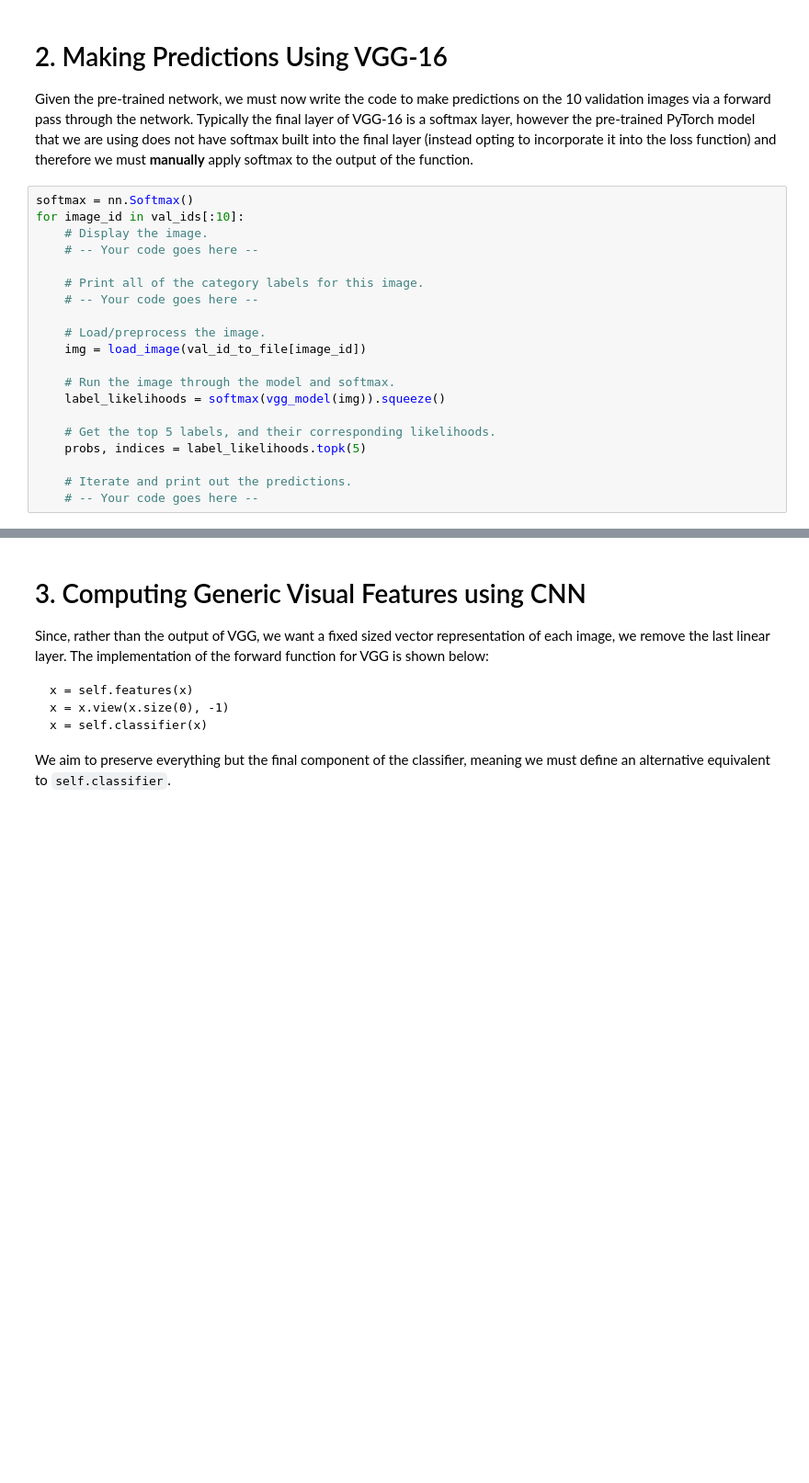
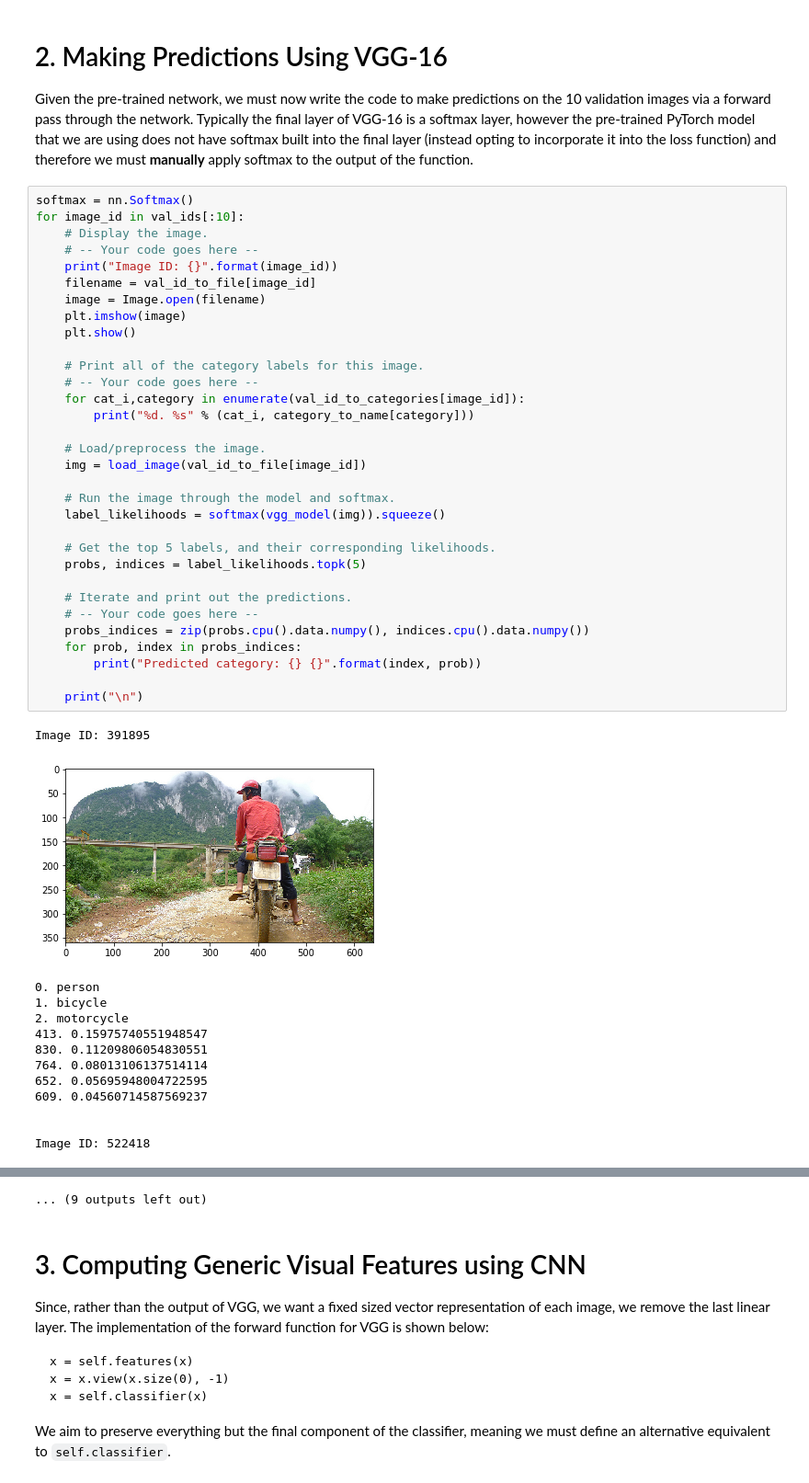
Before and after one commit to belinghy/cpsc532L, a Jupyter notebook: Assignment2/CPSC532L_Assignment2.ipynb, the cells around one changed output, grey strips where cells are left out. Shown at 92% size. Cells and saved outputs as stored; diff of their text form; blank space fills up the shorter version.

Commit message:
Done Part 1? Need to get category name?

```diff
--- a/Assignment2/CPSC532L_Assignment2.ipynb
+++ b/Assignment2/CPSC532L_Assignment2.ipynb
@@ -103,20 +145,46 @@ Given the pre-trained network, we must now write the code to make predictions on
 # %%
 softmax = nn.Softmax()
 for image_id in val_ids[:10]:
     # Display the image.
     # -- Your code goes here --
+    print("Image ID: {}".format(image_id))
+    filename = val_id_to_file[image_id]
+    image = Image.open(filename)
+    plt.imshow(image)
+    plt.show()
 
     # Print all of the category labels for this image.
     # -- Your code goes here --
+    for cat_i,category in enumerate(val_id_to_categories[image_id]):
+        print("%d. %s" % (cat_i, category_to_name[category]))
 
     # Load/preprocess the image.
     img = load_image(val_id_to_file[image_id])
 
     # Run the image through the model and softmax.
     label_likelihoods = softmax(vgg_model(img)).squeeze()
 
     # Get the top 5 labels, and their corresponding likelihoods.
     probs, indices = label_likelihoods.topk(5)
 
     # Iterate and print out the predictions.
     # -- Your code goes here --
+    probs_indices = zip(probs.cpu().data.numpy(), indices.cpu().data.numpy())
+    for prob, index in probs_indices:
+        print("Predicted category: {} {}".format(index, prob))
+
+    print("\n")
+# %% [output]
+Image ID: 391895
+[figure, added]
+0. person
+1. bicycle
+2. motorcycle
+413. 0.15975740551948547
+830. 0.11209806054830551
+764. 0.08013106137514114
+652. 0.05695948004722595
+609. 0.04560714587569237
+
+
+Image ID: 522418
@@ -123,3 +243,4 @@ for image_id in val_ids[:10]:
+... (9 outputs left out)
 # %% [markdown]
 # 3. Computing Generic Visual Features using CNN
 
```
Also changed, not shown: parts of 4 cells of this notebook.
